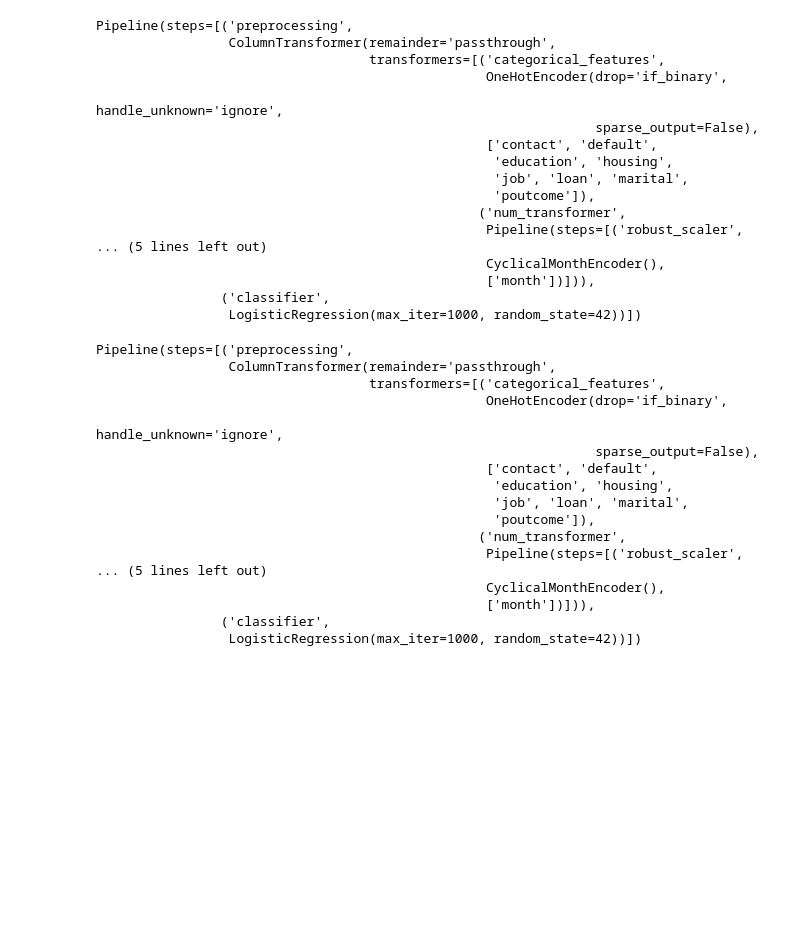
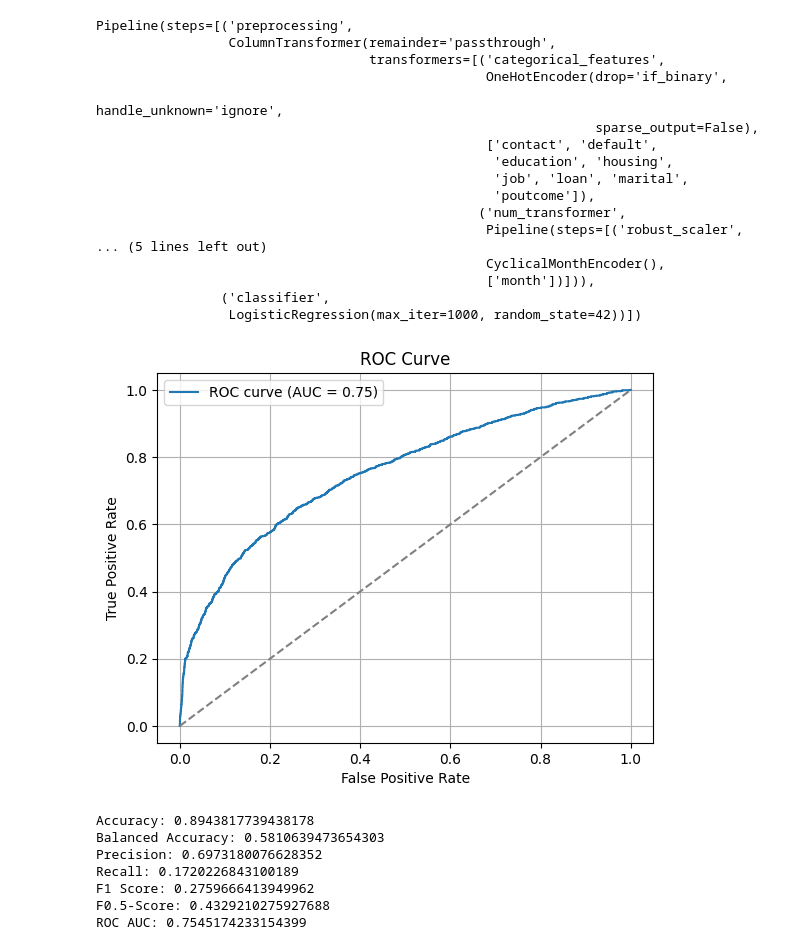
Before and after one commit to farah850/lewagon_cust_targeting, a Jupyter notebook: notebooks/Son.ipynb, the cells around one changed output. Saved outputs shown, nothing was run; the diff lists cells and outputs as text; code cells hidden in the pictures; blank space fills up the shorter version.

```diff
--- a/notebooks/Son.ipynb
+++ b/notebooks/Son.ipynb
@@ -159,0 +25,3 @@ X_train_df
+# %%
+from src.getdata_utils import load_and_split_data
+X_train, X_val, X_test, y_train, y_val, y_test = load_and_split_data()
@@ -159,0 +36,12 @@ X_train_df
+# %%
+from src.training_utils import build_preprocessor, fit_and_return_preprocessed_df, transform_with_feature_names
+
+# 5. Build the preprocessor based on training data
+preprocessor = build_preprocessor(X_train)
+
+# 6. Fit and transform X_train
+X_train_df, preprocessor, feature_names = fit_and_return_preprocessed_df(preprocessor, X_train)
+
+# 7. Transform validation and test sets using the same fitted preprocessor
+X_val_df = transform_with_feature_names(preprocessor, X_val, feature_names)
+X_test_df = transform_with_feature_names(preprocessor, X_test, feature_names)
@@ -183,23 +73,3 @@ Pipeline(steps=[('preprocessing',
                                                   ['month'])])),
                 ('classifier',
                  LogisticRegression(max_iter=1000, random_state=42))])
-# %%
-logreg_pipeline.fit(X_train, y_train)
-# %% [output]
-Pipeline(steps=[('preprocessing',
-                 ColumnTransformer(remainder='passthrough',
-                                   transformers=[('categorical_features',
-                                                  OneHotEncoder(drop='if_binary',
-                                                                handle_unknown='ignore',
-                                                                sparse_output=False),
-                                                  ['contact', 'default',
-                                                   'education', 'housing',
-                                                   'job', 'loan', 'marital',
-                                                   'poutcome']),
-                                                 ('num_transformer',
-                                                  Pipeline(steps=[('robust_scaler',
-... (5 lines left out)
-                                                  CyclicalMonthEncoder(),
-                                                  ['month'])])),
-                ('classifier',
-                 LogisticRegression(max_iter=1000, random_state=42))])
@@ -209,0 +132,23 @@ y_pred = logreg_pipeline.predict(X_val)
+# %%
+# Fit your model
+logreg_pipeline.fit(X_train, y_train)
+
+# Predict class labels
+y_pred = logreg_pipeline.predict(X_val)
+
+# Predict probabilities for ROC-AUC
+y_proba = logreg_pipeline.predict_proba(X_val)[:, 1]
+
+# Evaluate
+metrics = evaluate_model(y_val, y_pred, y_proba=y_proba, beta=0.5, plot_roc=True)
+for metric, value in metrics.items():
+    print(f"{metric}: {value}")
+# %% [output]
+[figure, added]
+Accuracy: 0.8943817739438178
+Balanced Accuracy: 0.5810639473654303
+Precision: 0.6973180076628352
+Recall: 0.1720226843100189
+F1 Score: 0.2759666413949962
+F0.5-Score: 0.4329210275927688
+ROC AUC: 0.7545174233154399
```
Also changed, not shown: parts of 22 cells of this notebook, 5 other files.
